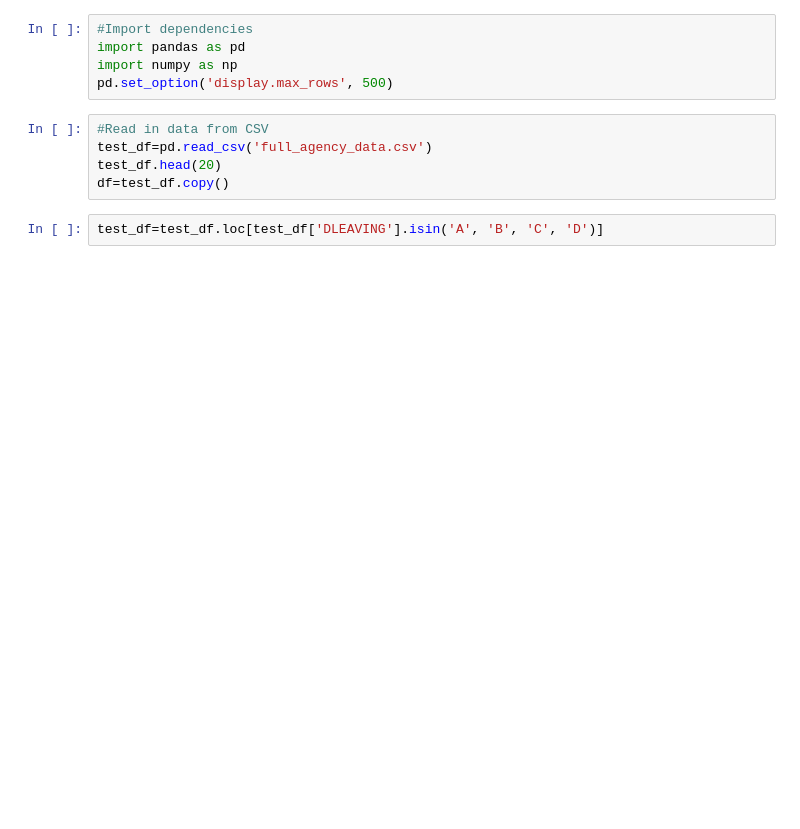
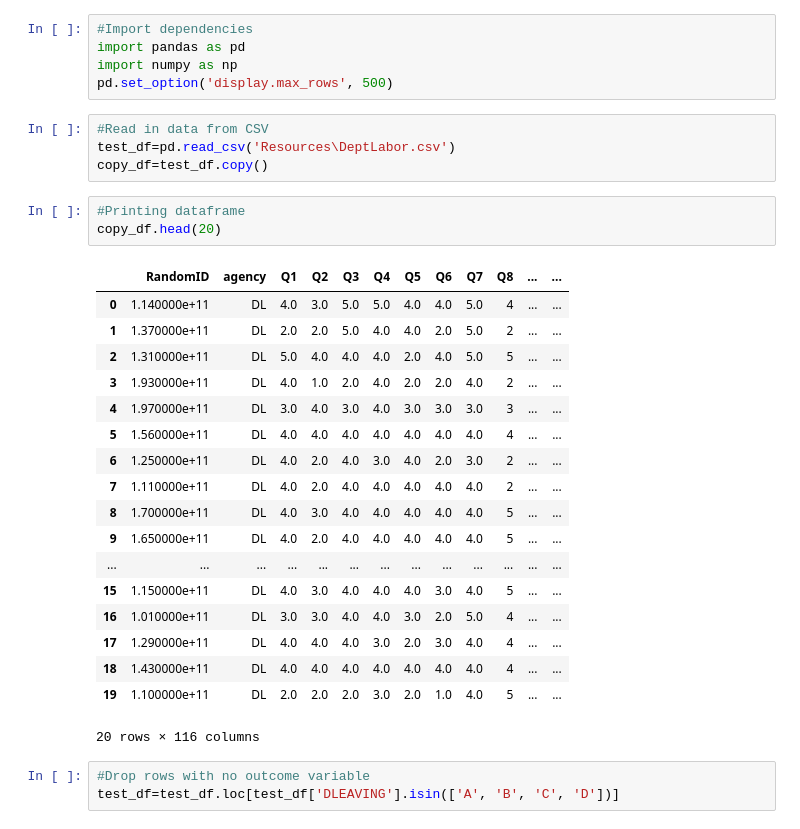
Before and after one commit to SariStormdance/Project_4, a Jupyter notebook: Project_4.ipynb, the cells around one changed output. Cells and saved outputs as stored; diff of their text form; blank space fills up the shorter version.

```diff
--- a/Project_4.ipynb
+++ b/Project_4.ipynb
@@ -5,8 +5,30 @@ import numpy as np
 pd.set_option('display.max_rows', 500)
 # %%
 #Read in data from CSV
-test_df=pd.read_csv('full_agency_data.csv')
-test_df.head(20)
-df=test_df.copy()
+test_df=pd.read_csv('Resources\DeptLabor.csv')
+copy_df=test_df.copy()
+# %%
+#Printing dataframe
+copy_df.head(20)
+# %% [output]
+|  | RandomID | agency | Q1 | Q2 | Q3 | Q4 | Q5 | Q6 | Q7 | Q8 | ... | ... |
+| 0 | 1.140000e+11 | DL | 4.0 | 3.0 | 5.0 | 5.0 | 4.0 | 4.0 | 5.0 | 4 | ... | ... |
+| 1 | 1.370000e+11 | DL | 2.0 | 2.0 | 5.0 | 4.0 | 4.0 | 2.0 | 5.0 | 2 | ... | ... |
+| 2 | 1.310000e+11 | DL | 5.0 | 4.0 | 4.0 | 4.0 | 2.0 | 4.0 | 5.0 | 5 | ... | ... |
+| 3 | 1.930000e+11 | DL | 4.0 | 1.0 | 2.0 | 4.0 | 2.0 | 2.0 | 4.0 | 2 | ... | ... |
+| 4 | 1.970000e+11 | DL | 3.0 | 4.0 | 3.0 | 4.0 | 3.0 | 3.0 | 3.0 | 3 | ... | ... |
+| 5 | 1.560000e+11 | DL | 4.0 | 4.0 | 4.0 | 4.0 | 4.0 | 4.0 | 4.0 | 4 | ... | ... |
+| 6 | 1.250000e+11 | DL | 4.0 | 2.0 | 4.0 | 3.0 | 4.0 | 2.0 | 3.0 | 2 | ... | ... |
+| 7 | 1.110000e+11 | DL | 4.0 | 2.0 | 4.0 | 4.0 | 4.0 | 4.0 | 4.0 | 2 | ... | ... |
+| 8 | 1.700000e+11 | DL | 4.0 | 3.0 | 4.0 | 4.0 | 4.0 | 4.0 | 4.0 | 5 | ... | ... |
+| 9 | 1.650000e+11 | DL | 4.0 | 2.0 | 4.0 | 4.0 | 4.0 | 4.0 | 4.0 | 5 | ... | ... |
+| ... | ... | ... | ... | ... | ... | ... | ... | ... | ... | ... | ... | ... |
+| 15 | 1.150000e+11 | DL | 4.0 | 3.0 | 4.0 | 4.0 | 4.0 | 3.0 | 4.0 | 5 | ... | ... |
+| 16 | 1.010000e+11 | DL | 3.0 | 3.0 | 4.0 | 4.0 | 3.0 | 2.0 | 5.0 | 4 | ... | ... |
+| 17 | 1.290000e+11 | DL | 4.0 | 4.0 | 4.0 | 3.0 | 2.0 | 3.0 | 4.0 | 4 | ... | ... |
+| 18 | 1.430000e+11 | DL | 4.0 | 4.0 | 4.0 | 4.0 | 4.0 | 4.0 | 4.0 | 4 | ... | ... |
+| 19 | 1.100000e+11 | DL | 2.0 | 2.0 | 2.0 | 3.0 | 2.0 | 1.0 | 4.0 | 5 | ... | ... |
+20 rows × 116 columns
 # %%
-test_df=test_df.loc[test_df['DLEAVING'].isin('A', 'B', 'C', 'D')]
+#Drop rows with no outcome variable
+test_df=test_df.loc[test_df['DLEAVING'].isin(['A', 'B', 'C', 'D'])]
```
Also changed, not shown: parts of 17 cells of this notebook, 3 other files.
